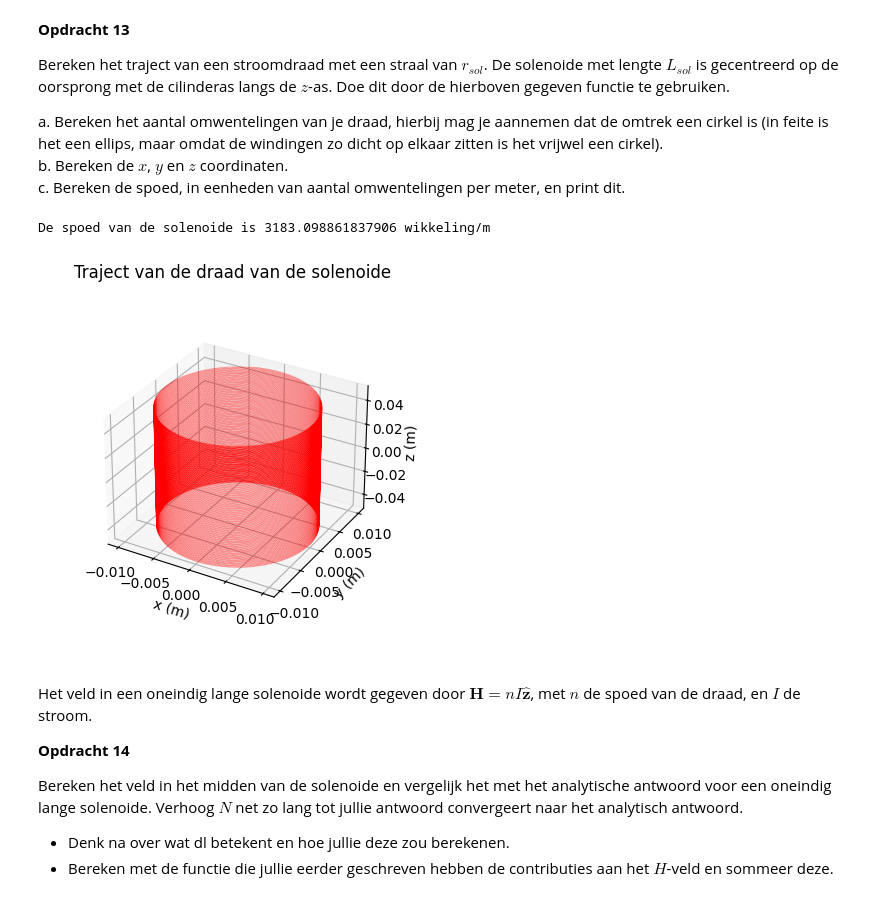
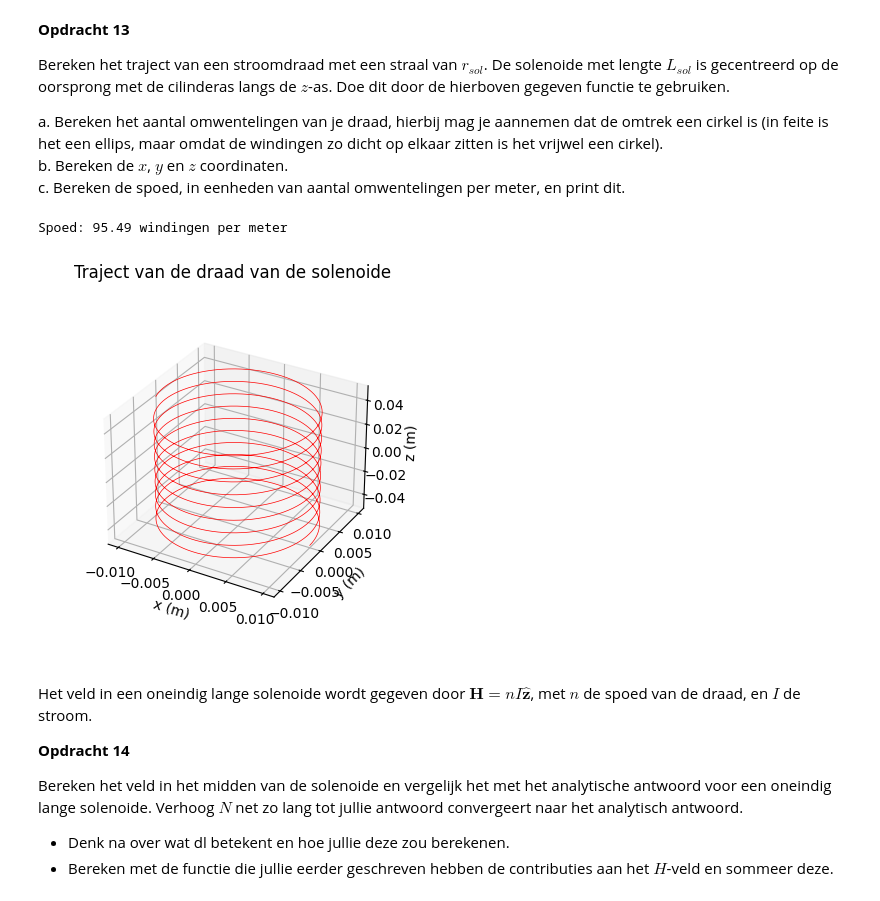
Before and after one commit to Caaldering/opdrachten-DEF-D_CA, a Jupyter notebook: 2KrachtactuatorOpdracht/2KrachtactuatorOpdracht/KrachtactuatorOpdracht.ipynb, the cells around one changed output. Cells and saved outputs as stored; diff of their text form; code cells hidden in the pictures.

```diff
--- a/2KrachtactuatorOpdracht/2KrachtactuatorOpdracht/KrachtactuatorOpdracht.ipynb
+++ b/2KrachtactuatorOpdracht/2KrachtactuatorOpdracht/KrachtactuatorOpdracht.ipynb
@@ -381,24 +381,46 @@ a. Bereken het aantal omwentelingen van je draad, hierbij mag je aannemen dat de
 b. Bereken de $x$, $y$ en $z$ coordinaten.\
 c. Bereken de spoed, in eenheden van aantal omwentelingen per meter, en print dit.
 # %%
-l_draad = 20 # Lengte draad
 r_sol = 0.01 # Straal solenoide
+L_draad = 0.6 # Lengte draad
 L_sol = 0.1 # Lengte solenoide
-N = 10000 # Aantal wikkeling
-omwentelingen = l_draad / (2 * np.pi * r_sol) # Aantal omwentelingen van de draad
-spoed = omwentelingen / L_sol # Spoed van de solenoide
-x, y, z = parametrisatie(N, r_sol, omwentelingen, L_sol)
+N = 10000# Aantal "stappen"
+I = 6 # Stroom
+aantal_wikkelingen = L_draad / (2 * np.pi * r_sol)  # Aantal omwentelingen van de draad
+
+
+x,y,z = parametrisatie(N,r_sol,aantal_wikkelingen,L_sol)
+
+spoed = aantal_wikkelingen/L_sol
+print(f"Spoed: {spoed:.2f} windingen per meter")
+
+
 # Enkele plots
 ax=plt.figure().add_subplot(projection='3d')
 plt.title('Traject van de draad van de solenoide')
-plt.plot(x, y, z, '-r', linewidth=0.1)
+plt.plot(x, y, z, '-r', linewidth=0.5)
 ax.set_box_aspect(aspect=None, zoom=0.8)
 ax.set_xlabel('x (m)'), ax.set_ylabel('y (m)'), ax.set_zlabel('z (m)')
+plt.show()
 
-print('De spoed van de solenoide is ' + str(spoed) + ' wikkeling/m')
+# l_draad = 0.6 # Lengte draad
+# r_sol = 0.01 # Straal solenoide
+# L_sol = 0.1 # Lengte solenoide
+# N = 10000 # Aantal wikkeling
+# omwentelingen = l_draad / (2 * np.pi * r_sol) # Aantal omwentelingen van de draad
+# spoed = omwentelingen / L_sol # Spoed van de solenoide
+# x, y, z = parametrisatie(N, r_sol, omwentelingen, L_sol)
+# # Enkele plots
+# ax=plt.figure().add_subplot(projection='3d')
+# plt.title('Traject van de draad van de solenoide')
+# plt.plot(x, y, z, '-r', linewidth=0.1)
+# ax.set_box_aspect(aspect=None, zoom=0.8)
+# ax.set_xlabel('x (m)'), ax.set_ylabel('y (m)'), ax.set_zlabel('z (m)')
+
+# print('De spoed van de solenoide is ' + str(spoed) + ' wikkeling/m')
 # %% [output]
-De spoed van de solenoide is 3183.098861837906 wikkeling/m
+Spoed: 95.49 windingen per meter
-[figure, old version]
+[figure, new version]
 # %% [markdown]
 Het veld in een oneindig lange solenoide wordt gegeven door $\mathbf{H} = n I \hat{\mathbf{z}}$, met $n$ de spoed van de draad, en $I$ de stroom.
 
```
Also changed, not shown: parts of 7 cells of this notebook.
